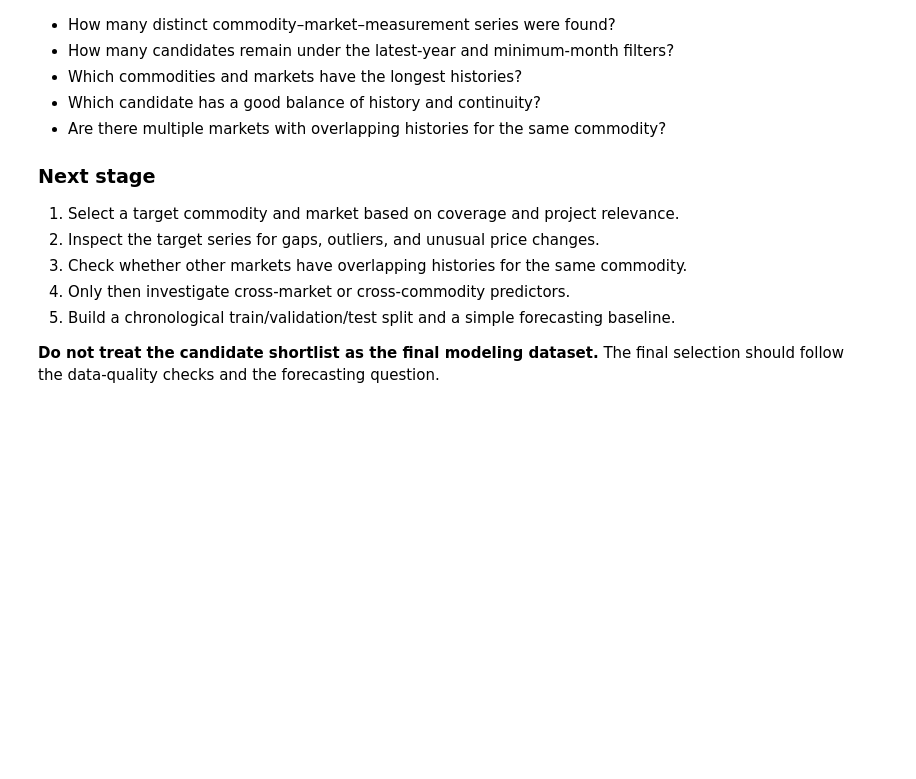
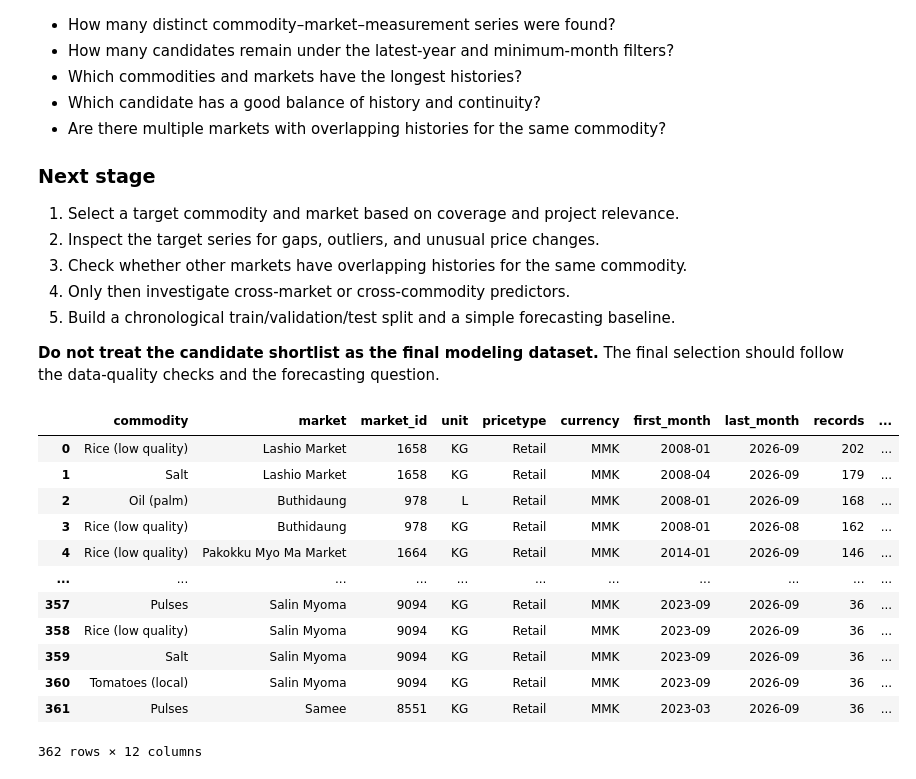
Before and after one commit to Ishigami-suhlaing/Myanmar-Food-Price-Forecasting, a Jupyter notebook: notebooks/refined_food_price_exploration.ipynb, the cells around one changed output. Saved outputs shown, nothing was run; the diff lists cells and outputs as text; code cells hidden in the pictures; blank space fills up the shorter version.

```diff
--- a/notebooks/refined_food_price_exploration.ipynb
+++ b/notebooks/refined_food_price_exploration.ipynb
@@ -637,3 +637,19 @@ At the end of this notebook, record the actual results from your run:
 5. Build a chronological train/validation/test split and a simple forecasting baseline.
 
 **Do not treat the candidate shortlist as the final modeling dataset.** The final selection should follow the data-quality checks and the forecasting question.
+# %%
+candidates
+# %% [output]
+|  | commodity | market | market_id | unit | pricetype | currency | first_month | last_month | records | ... |
+| 0 | Rice (low quality) | Lashio Market | 1658 | KG | Retail | MMK | 2008-01 | 2026-09 | 202 | ... |
+| 1 | Salt | Lashio Market | 1658 | KG | Retail | MMK | 2008-04 | 2026-09 | 179 | ... |
+| 2 | Oil (palm) | Buthidaung | 978 | L | Retail | MMK | 2008-01 | 2026-09 | 168 | ... |
+| 3 | Rice (low quality) | Buthidaung | 978 | KG | Retail | MMK | 2008-01 | 2026-08 | 162 | ... |
+| 4 | Rice (low quality) | Pakokku Myo Ma Market | 1664 | KG | Retail | MMK | 2014-01 | 2026-09 | 146 | ... |
+| ... | ... | ... | ... | ... | ... | ... | ... | ... | ... | ... |
+| 357 | Pulses | Salin Myoma | 9094 | KG | Retail | MMK | 2023-09 | 2026-09 | 36 | ... |
+| 358 | Rice (low quality) | Salin Myoma | 9094 | KG | Retail | MMK | 2023-09 | 2026-09 | 36 | ... |
+| 359 | Salt | Salin Myoma | 9094 | KG | Retail | MMK | 2023-09 | 2026-09 | 36 | ... |
+| 360 | Tomatoes (local) | Salin Myoma | 9094 | KG | Retail | MMK | 2023-09 | 2026-09 | 36 | ... |
+| 361 | Pulses | Samee | 8551 | KG | Retail | MMK | 2023-03 | 2026-09 | 36 | ... |
+362 rows × 12 columns
```
Also changed, not shown: 5 other files.
